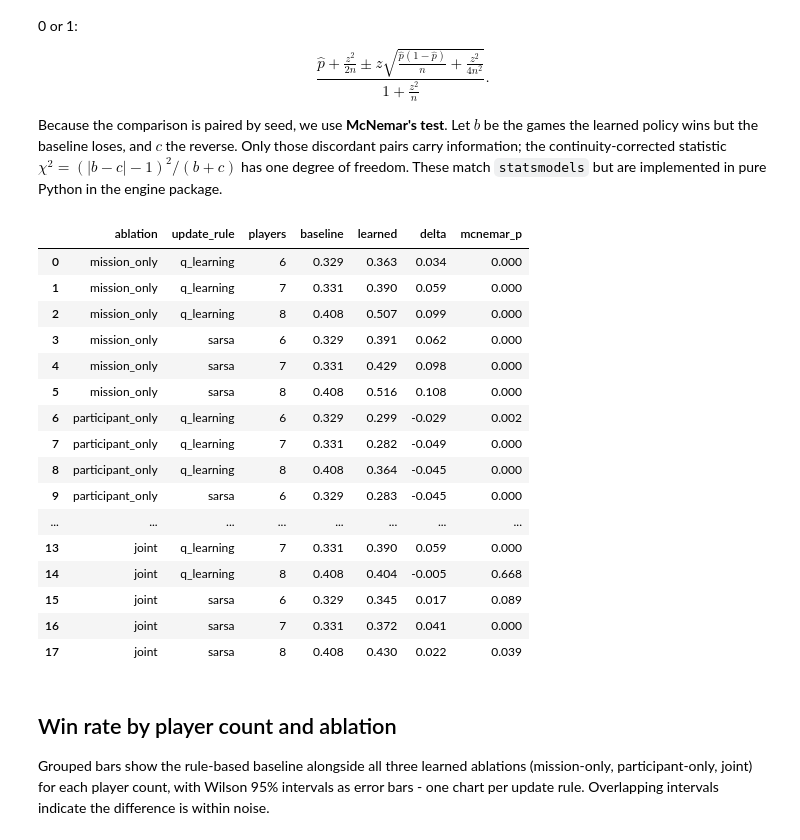
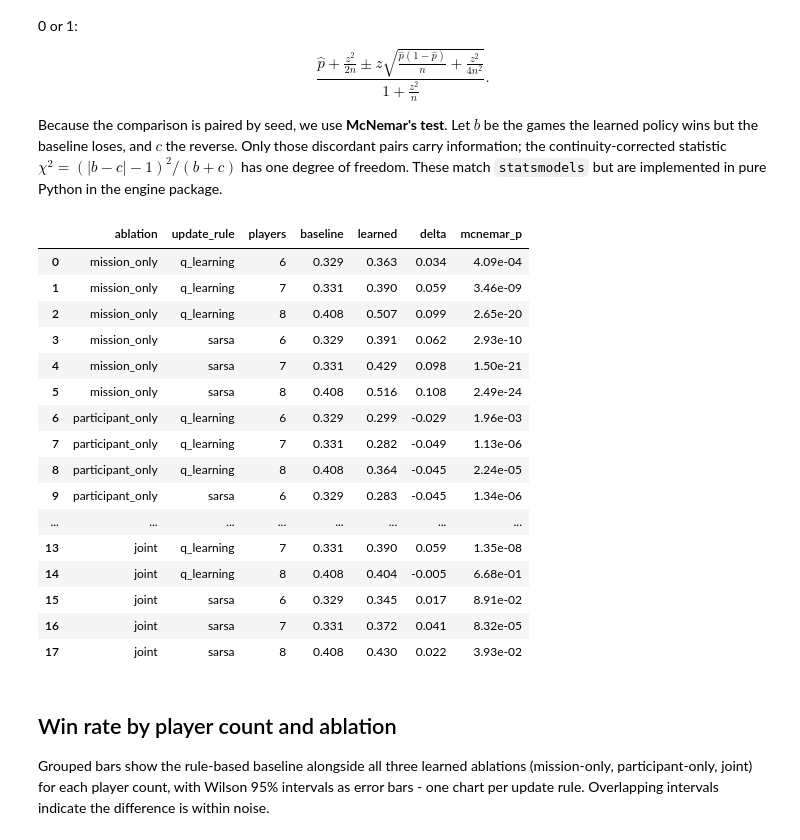
Before and after one commit to simo21-ss/volcano-rush, a Jupyter notebook: notebooks/machine_learning/experiments/4_evaluation_vs_baseline.ipynb, the cells around one changed output. Cells and saved outputs as stored; diff of their text form; code cells hidden in the pictures.

Commit message:
Report McNemar p-values in scientific notation
Format the mcnemar_p column with .2e so tiny p-values (down to ~1e-24) read as
e.g. 2.65e-20 instead of rounding to a misleading 0.000, while keeping the
summary a plain DataFrame.

```diff
--- a/notebooks/machine_learning/experiments/4_evaluation_vs_baseline.ipynb
+++ b/notebooks/machine_learning/experiments/4_evaluation_vs_baseline.ipynb
@@ -45,45 +45,45 @@ freedom. These match `statsmodels` but are implemented in pure Python in the eng
 # %%
 ablations = manifest_ablations = json.loads((data_rl_path / 'manifest.json').read_text())['ablations']
 player_counts = json.loads((data_rl_path / 'manifest.json').read_text())['player_counts']
 update_rules = json.loads((data_rl_path / 'manifest.json').read_text())['update_rules']
 
 def load_eval(ablation, update_rule, player_count):
     return json.loads((data_rl_path / f'eval_{ablation}_{update_rule}_pc{player_count}.json').read_text())
 
 summary_rows = []
 for ablation in ablations:
     for update_rule in update_rules:
         for player_count in player_counts:
             summary = load_eval(ablation, update_rule, player_count)
             summary_rows.append({
                 'ablation': ablation,
                 'update_rule': update_rule,
                 'players': player_count,
                 'baseline': round(summary['baseline_win_rate'], 3),
                 'learned': round(summary['rl_win_rate'], 3),
                 'delta': round(summary['rl_win_rate'] - summary['baseline_win_rate'], 3),
-                'mcnemar_p': round(summary['mcnemar']['p_value'], 3),
+                'mcnemar_p': f"{summary['mcnemar']['p_value']:.2e}",
             })
 summary_frame = pd.DataFrame(summary_rows)
 summary_frame
 # %% [output]
 |  | ablation | update_rule | players | baseline | learned | delta | mcnemar_p |
-| 0 | mission_only | q_learning | 6 | 0.329 | 0.363 | 0.034 | 0.000 |
-| 1 | mission_only | q_learning | 7 | 0.331 | 0.390 | 0.059 | 0.000 |
-| 2 | mission_only | q_learning | 8 | 0.408 | 0.507 | 0.099 | 0.000 |
-| 3 | mission_only | sarsa | 6 | 0.329 | 0.391 | 0.062 | 0.000 |
-| 4 | mission_only | sarsa | 7 | 0.331 | 0.429 | 0.098 | 0.000 |
-| 5 | mission_only | sarsa | 8 | 0.408 | 0.516 | 0.108 | 0.000 |
-| 6 | participant_only | q_learning | 6 | 0.329 | 0.299 | -0.029 | 0.002 |
-| 7 | participant_only | q_learning | 7 | 0.331 | 0.282 | -0.049 | 0.000 |
-| 8 | participant_only | q_learning | 8 | 0.408 | 0.364 | -0.045 | 0.000 |
-| 9 | participant_only | sarsa | 6 | 0.329 | 0.283 | -0.045 | 0.000 |
+| 0 | mission_only | q_learning | 6 | 0.329 | 0.363 | 0.034 | 4.09e-04 |
+| 1 | mission_only | q_learning | 7 | 0.331 | 0.390 | 0.059 | 3.46e-09 |
+| 2 | mission_only | q_learning | 8 | 0.408 | 0.507 | 0.099 | 2.65e-20 |
+| 3 | mission_only | sarsa | 6 | 0.329 | 0.391 | 0.062 | 2.93e-10 |
+| 4 | mission_only | sarsa | 7 | 0.331 | 0.429 | 0.098 | 1.50e-21 |
+| 5 | mission_only | sarsa | 8 | 0.408 | 0.516 | 0.108 | 2.49e-24 |
+| 6 | participant_only | q_learning | 6 | 0.329 | 0.299 | -0.029 | 1.96e-03 |
+| 7 | participant_only | q_learning | 7 | 0.331 | 0.282 | -0.049 | 1.13e-06 |
+| 8 | participant_only | q_learning | 8 | 0.408 | 0.364 | -0.045 | 2.24e-05 |
+| 9 | participant_only | sarsa | 6 | 0.329 | 0.283 | -0.045 | 1.34e-06 |
 | ... | ... | ... | ... | ... | ... | ... | ... |
-| 13 | joint | q_learning | 7 | 0.331 | 0.390 | 0.059 | 0.000 |
-| 14 | joint | q_learning | 8 | 0.408 | 0.404 | -0.005 | 0.668 |
-| 15 | joint | sarsa | 6 | 0.329 | 0.345 | 0.017 | 0.089 |
-| 16 | joint | sarsa | 7 | 0.331 | 0.372 | 0.041 | 0.000 |
-| 17 | joint | sarsa | 8 | 0.408 | 0.430 | 0.022 | 0.039 |
+| 13 | joint | q_learning | 7 | 0.331 | 0.390 | 0.059 | 1.35e-08 |
+| 14 | joint | q_learning | 8 | 0.408 | 0.404 | -0.005 | 6.68e-01 |
+| 15 | joint | sarsa | 6 | 0.329 | 0.345 | 0.017 | 8.91e-02 |
+| 16 | joint | sarsa | 7 | 0.331 | 0.372 | 0.041 | 8.32e-05 |
+| 17 | joint | sarsa | 8 | 0.408 | 0.430 | 0.022 | 3.93e-02 |
 # %% [markdown]
 ## Win rate by player count and ablation
 
```
